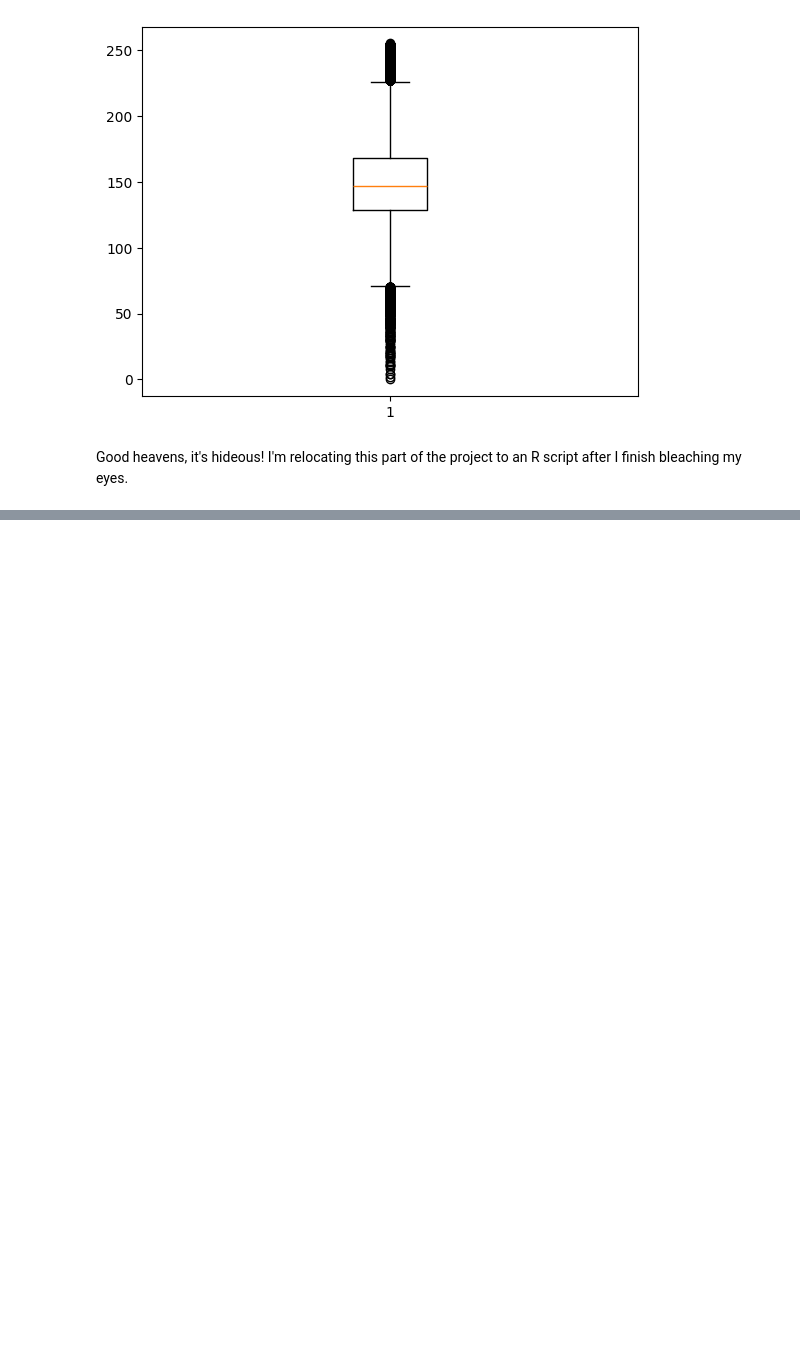
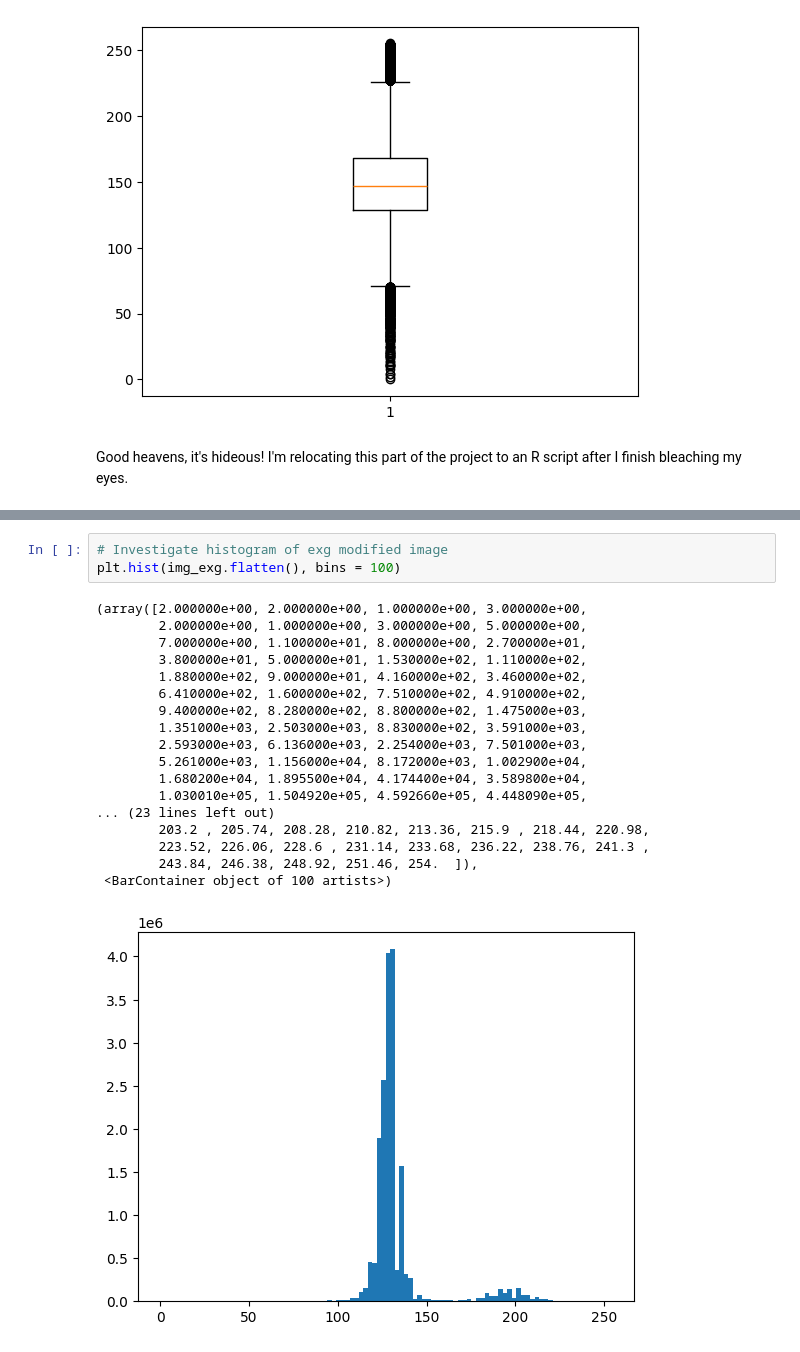
Before and after one commit to dustydells/mtech_reu_plants, a Jupyter notebook: apply_vegetative_index.ipynb, the cells around one changed output, grey strips where cells are left out. Drawn from its saved outputs; the diff is of its cells as text; blank space fills up the shorter version.

```diff
--- a/apply_vegetative_index.ipynb
+++ b/apply_vegetative_index.ipynb
@@ -186,0 +216,22 @@ Good heavens, it's hideous! I'm relocating this part of the project to an R scri
+# %%
+# Investigate histogram of exg modified image
+plt.hist(img_exg.flatten(), bins = 100)
+# %% [output]
+(array([2.000000e+00, 2.000000e+00, 1.000000e+00, 3.000000e+00,
+        2.000000e+00, 1.000000e+00, 3.000000e+00, 5.000000e+00,
+        7.000000e+00, 1.100000e+01, 8.000000e+00, 2.700000e+01,
+        3.800000e+01, 5.000000e+01, 1.530000e+02, 1.110000e+02,
+        1.880000e+02, 9.000000e+01, 4.160000e+02, 3.460000e+02,
+        6.410000e+02, 1.600000e+02, 7.510000e+02, 4.910000e+02,
+        9.400000e+02, 8.280000e+02, 8.800000e+02, 1.475000e+03,
+        1.351000e+03, 2.503000e+03, 8.830000e+02, 3.591000e+03,
+        2.593000e+03, 6.136000e+03, 2.254000e+03, 7.501000e+03,
+        5.261000e+03, 1.156000e+04, 8.172000e+03, 1.002900e+04,
+        1.680200e+04, 1.895500e+04, 4.174400e+04, 3.589800e+04,
+        1.030010e+05, 1.504920e+05, 4.592660e+05, 4.448090e+05,
+... (23 lines left out)
+        203.2 , 205.74, 208.28, 210.82, 213.36, 215.9 , 218.44, 220.98,
+        223.52, 226.06, 228.6 , 231.14, 233.68, 236.22, 238.76, 241.3 ,
+        243.84, 246.38, 248.92, 251.46, 254.  ]),
+ <BarContainer object of 100 artists>)
+[figure, added]
```
Also changed, not shown: parts of 6 cells of this notebook.
